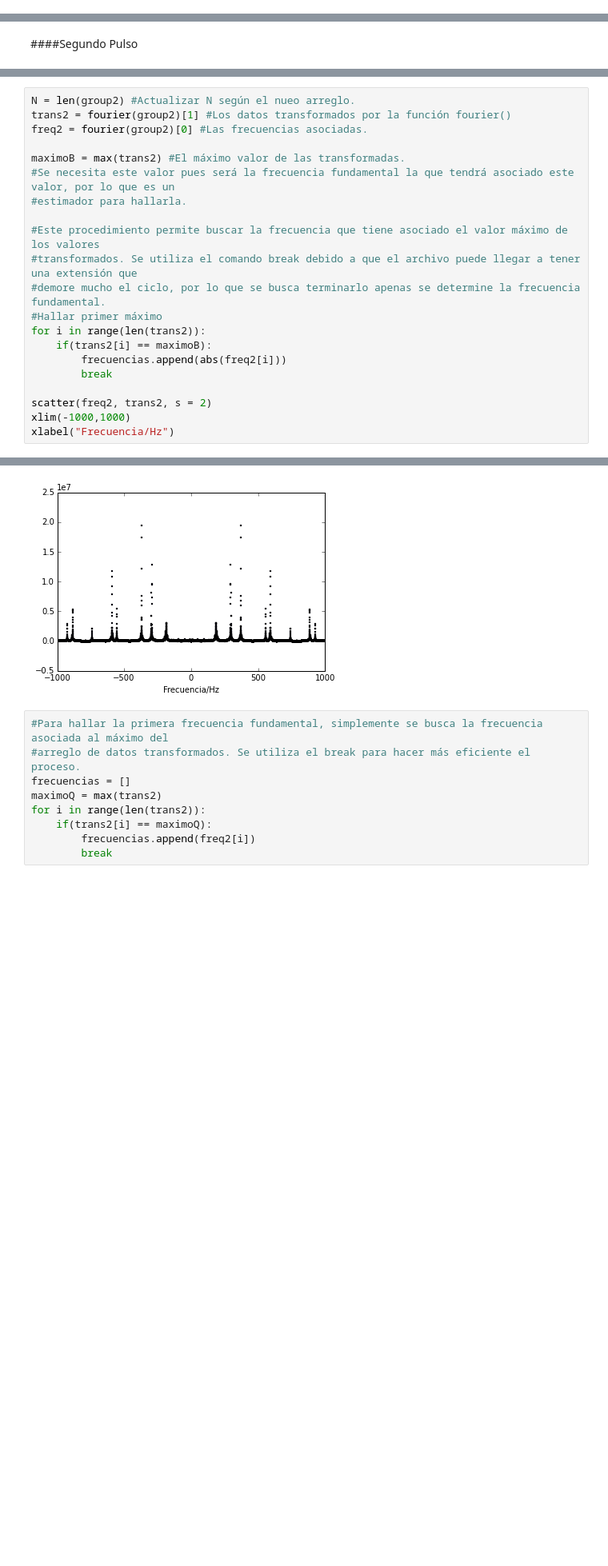
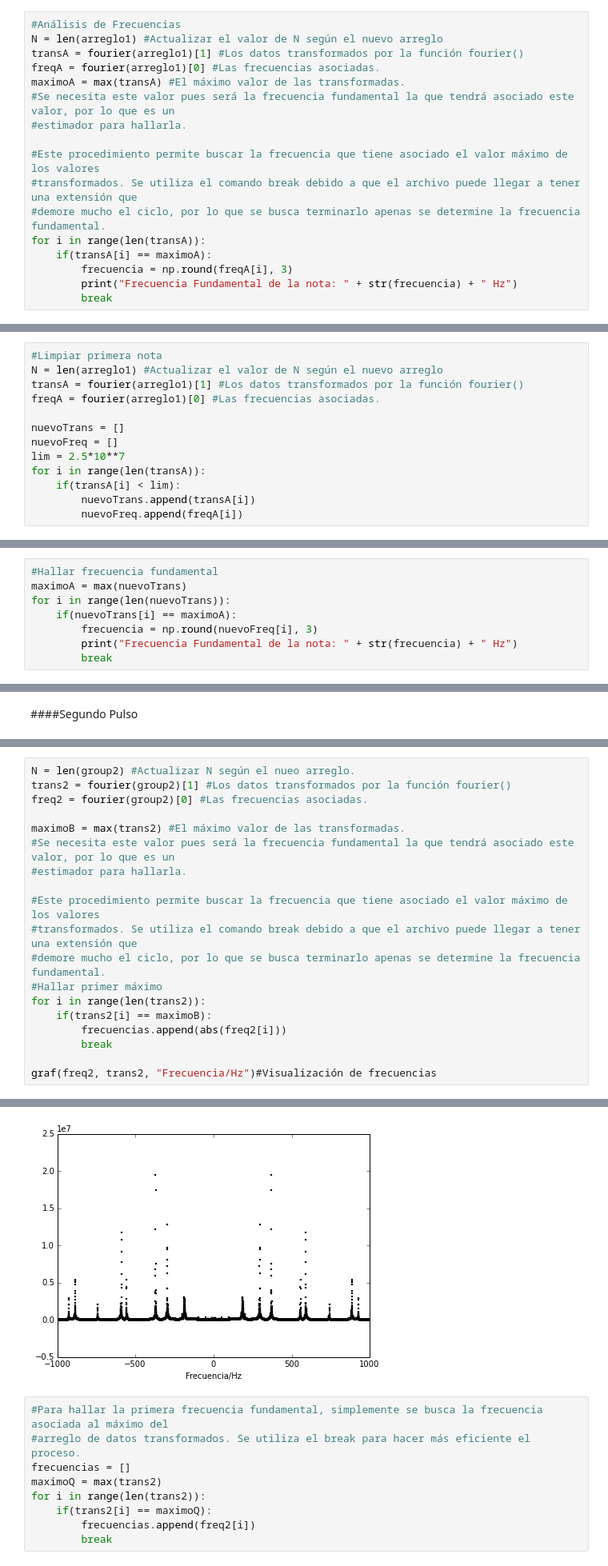
Before and after one commit to JuanUrrea6/MC, a Jupyter notebook: Proyecto Final/Filtrado.ipynb, the cells around one changed output, grey strips where cells are left out. Shown: that part at 80% size. Drawn from its saved outputs; the diff is of its cells as text; blank space fills up the shorter version.

```diff
--- a/Proyecto Final/Filtrado.ipynb
+++ b/Proyecto Final/Filtrado.ipynb
@@ -234,0 +330,17 @@ En la tabla 1 pueden observarse las dos frecuencias fundamentales obtenidas que
+# %%
+#Análisis de Frecuencias
+N = len(arreglo1) #Actualizar el valor de N según el nuevo arreglo
+transA = fourier(arreglo1)[1] #Los datos transformados por la función fourier()
+freqA = fourier(arreglo1)[0] #Las frecuencias asociadas.
+maximoA = max(transA) #El máximo valor de las transformadas.
+#Se necesita este valor pues será la frecuencia fundamental la que tendrá asociado este valor, por lo que es un
+#estimador para hallarla.
+
+#Este procedimiento permite buscar la frecuencia que tiene asociado el valor máximo de los valores
+#transformados. Se utiliza el comando break debido a que el archivo puede llegar a tener una extensión que
+#demore mucho el ciclo, por lo que se busca terminarlo apenas se determine la frecuencia fundamental.
+for i in range(len(transA)):
+    if(transA[i] == maximoA):
+        frecuencia = np.round(freqA[i], 3)
+        print("Frecuencia Fundamental de la nota: " + str(frecuencia) + " Hz")
+        break
@@ -234,0 +353,13 @@ En la tabla 1 pueden observarse las dos frecuencias fundamentales obtenidas que
+# %%
+#Limpiar primera nota
+N = len(arreglo1) #Actualizar el valor de N según el nuevo arreglo
+transA = fourier(arreglo1)[1] #Los datos transformados por la función fourier()
+freqA = fourier(arreglo1)[0] #Las frecuencias asociadas.
+
+nuevoTrans = []
+nuevoFreq = []
+lim = 2.5*10**7
+for i in range(len(transA)):
+    if(transA[i] < lim):
+        nuevoTrans.append(transA[i])
+        nuevoFreq.append(freqA[i])
@@ -234,0 +370,8 @@ En la tabla 1 pueden observarse las dos frecuencias fundamentales obtenidas que
+# %%
+#Hallar frecuencia fundamental
+maximoA = max(nuevoTrans)
+for i in range(len(nuevoTrans)):
+    if(nuevoTrans[i] == maximoA):
+        frecuencia = np.round(nuevoFreq[i], 3)
+        print("Frecuencia Fundamental de la nota: " + str(frecuencia) + " Hz")
+        break
@@ -351,7 +497,5 @@ for i in range(len(trans2)):
         frecuencias.append(abs(freq2[i]))
         break
 
-scatter(freq2, trans2, s = 2)
-xlim(-1000,1000)
-xlabel("Frecuencia/Hz")
+graf(freq2, trans2, "Frecuencia/Hz")#Visualización de frecuencias
 # %% [output]
@@ -359,4 +502,4 @@ xlabel("Frecuencia/Hz")
-[figure, old version]
+[figure, new version]
 # %%
 #Para hallar la primera frecuencia fundamental, simplemente se busca la frecuencia asociada al máximo del
 #arreglo de datos transformados. Se utiliza el break para hacer más eficiente el proceso.
```
Also changed, not shown: parts of 11 cells of this notebook.
